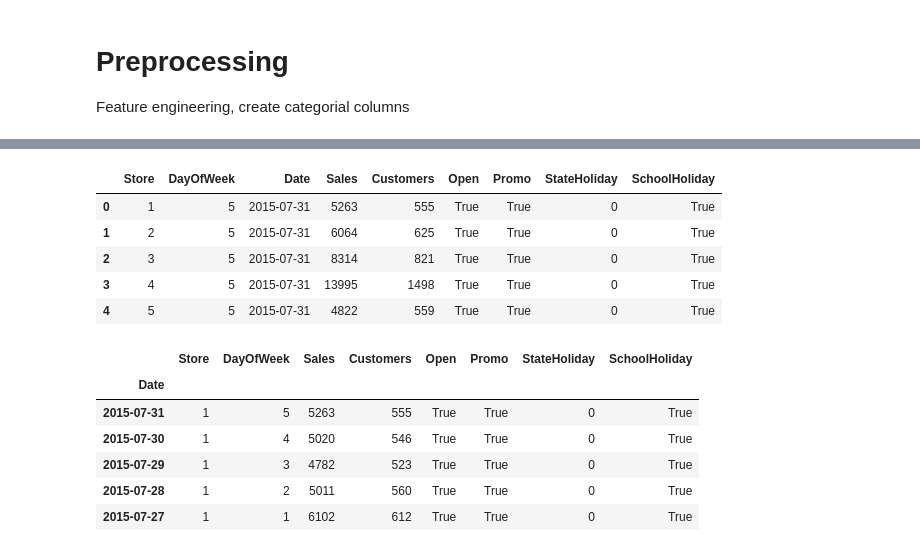
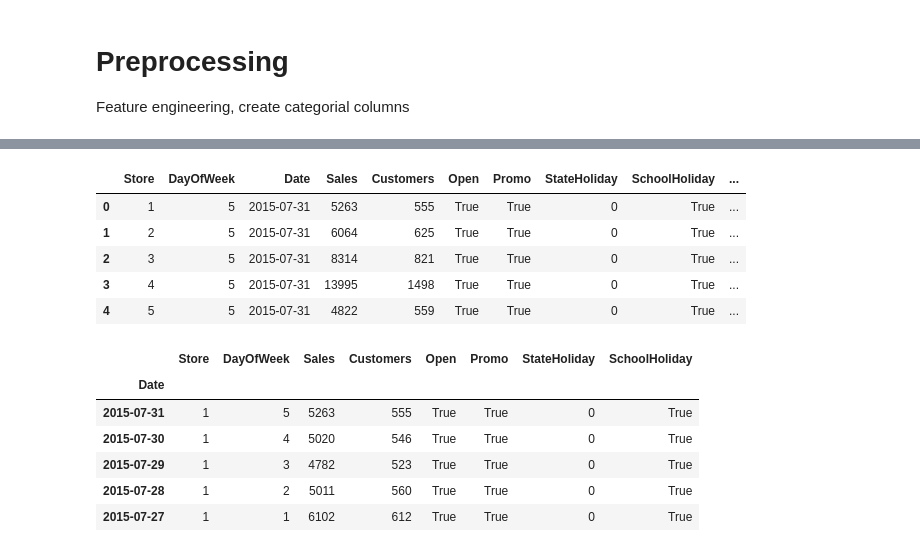
Before and after one commit to bruennijs/kaggle_rossmann_sales, a Jupyter notebook: linear_daily.ipynb, the cells around one changed output, grey strips where cells are left out. Saved outputs shown, nothing was run; the diff lists cells and outputs as text; code cells hidden in the pictures.

Commit message:
Add dummy variable for stateholiday

```diff
--- a/linear_daily.ipynb
+++ b/linear_daily.ipynb
@@ -87,6 +87,9 @@ df_train: DataFrame = pd.read_csv('./input/train.csv', parse_dates=['Date'], dty
 # FEATURE ENGINEERING
 ## StateHoliday -> categorial
 df_train['StateHoliday'] = df_train['StateHoliday'].astype('category')
+#df_train.groupby(by=['StateHoliday']).get_group('a').describe()
+## StateHoliday -> dummy variable
+df_train = pd.concat([df_train, pd.get_dummies(df_train['StateHoliday'], prefix='StateHoliday', dtype=bool)], axis=1)
 
 ## StateHoliday -> categorial
 df_train['DayOfWeek'] = df_train['DayOfWeek'].astype('category')
@@ -113,9 +120,9 @@ memory usage: 35.9 MB
-|  | Store | DayOfWeek | Date | Sales | Customers | Open | Promo | StateHoliday | SchoolHoliday |
-| 0 | 1 | 5 | 2015-07-31 | 5263 | 555 | True | True | 0 | True |
-| 1 | 2 | 5 | 2015-07-31 | 6064 | 625 | True | True | 0 | True |
-| 2 | 3 | 5 | 2015-07-31 | 8314 | 821 | True | True | 0 | True |
-| 3 | 4 | 5 | 2015-07-31 | 13995 | 1498 | True | True | 0 | True |
-| 4 | 5 | 5 | 2015-07-31 | 4822 | 559 | True | True | 0 | True |
+|  | Store | DayOfWeek | Date | Sales | Customers | Open | Promo | StateHoliday | SchoolHoliday | ... |
+| 0 | 1 | 5 | 2015-07-31 | 5263 | 555 | True | True | 0 | True | ... |
+| 1 | 2 | 5 | 2015-07-31 | 6064 | 625 | True | True | 0 | True | ... |
+| 2 | 3 | 5 | 2015-07-31 | 8314 | 821 | True | True | 0 | True | ... |
+| 3 | 4 | 5 | 2015-07-31 | 13995 | 1498 | True | True | 0 | True | ... |
+| 4 | 5 | 5 | 2015-07-31 | 4822 | 559 | True | True | 0 | True | ... |
 # %%
 from pandas.plotting import lag_plot
 import matplotlib.pyplot as plt
```
Also changed, not shown: parts of 5 cells of this notebook.
